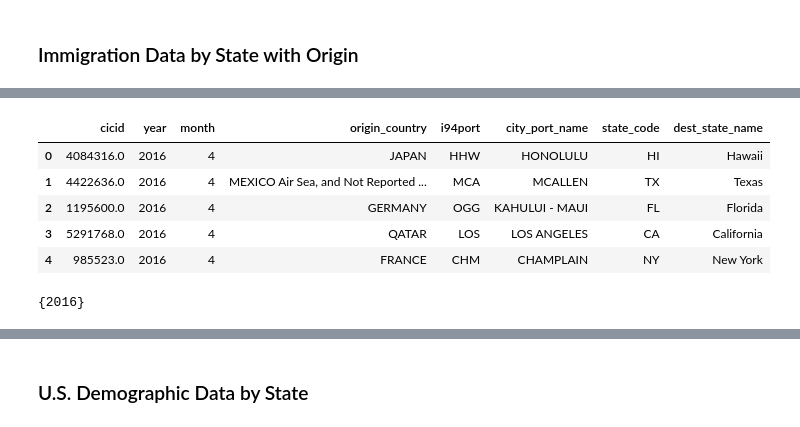
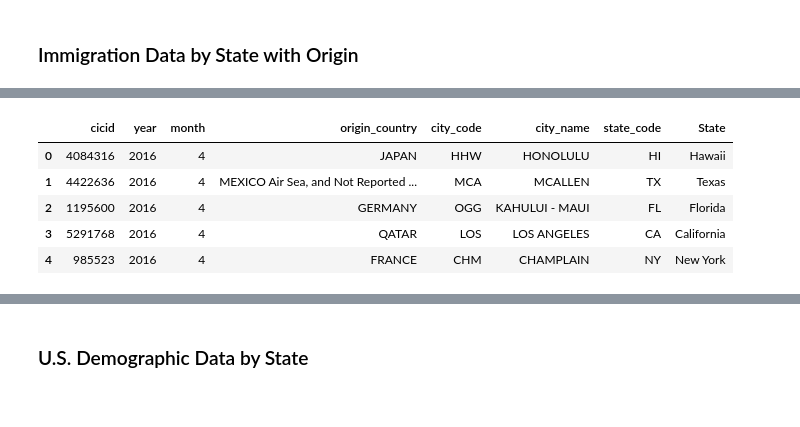
Before and after one commit to jlga94/dend-capstone, a Jupyter notebook: Capstone Project Template.ipynb, the cells around one changed output, grey strips where cells are left out. Cells and saved outputs as stored; diff of their text form; code cells hidden in the pictures.

Commit message:
Fact Table Finished

```diff
--- a/Capstone Project Template.ipynb
+++ b/Capstone Project Template.ipynb
@@ -793,3 +308,3 @@ city_codes= {'ALC'	:	'ALCAN             ',
 # %%
-df_immigration_without_nulls = df_immigration[(df_immigration.i94addr.notnull())&(df_immigration.i94res.notnull())]
-df_immigration_filtered = df_immigration_without_nulls[(df_immigration_without_nulls['i94addr'].isin(us_abbrev_state))&(df_immigration_without_nulls['i94port'].isin(city_codes))]
+df_immigration = df_immigration[(df_immigration.i94addr.notnull())&(df_immigration.i94res.notnull())]
+df_immigration = df_immigration[(df_immigration['i94addr'].isin(us_code_state))&(df_immigration['i94port'].isin(city_codes))]
@@ -1154,15 +311,24 @@ See the caveats in the documentation: http://pandas.pydata.org/pandas-docs/stabl
+# %%
+df_immigration['i94res'] = df_immigration.apply(lambda row: str(int(row["i94res"])),axis=1)
+df_immigration['i94yr'] = df_immigration.apply(lambda row: int(row["i94yr"]),axis=1)
+df_immigration['i94mon'] = df_immigration.apply(lambda row: int(row["i94mon"]),axis=1)
+df_immigration['cicid'] = df_immigration.apply(lambda row: int(row["cicid"]),axis=1)
+df_immigration['origin_country'] = df_immigration.apply(lambda row: immigration_codes[row["i94res"]],axis=1)
+df_immigration['State'] = df_immigration.apply(lambda row: us_code_state[row["i94addr"]],axis=1)
+df_immigration['city_name'] = df_immigration.apply(lambda row: city_codes[row["i94port"]],axis=1)
+# %%
+df_immigration["year"] = df_immigration["i94yr"]
+df_immigration["month"] = df_immigration["i94mon"]
+df_immigration["state_code"] = df_immigration["i94addr"]
+df_immigration["city_code"] = df_immigration["i94port"]
 # %%
-new_I94_Data = df_immigration_filtered[['cicid','year','month','origin_country','i94port','city_port_name','state_code','dest_state_name']]
+us_df_immigration = df_immigration[['cicid','year','month','origin_country','city_code','city_name','state_code','State']]
 # %%
-new_I94_Data.head()
+us_df_immigration.head()
 # %% [output]
-|  | cicid | year | month | origin_country | i94port | city_port_name | state_code | dest_state_name |
-| 0 | 4084316.0 | 2016 | 4 | JAPAN | HHW | HONOLULU | HI | Hawaii |
-| 1 | 4422636.0 | 2016 | 4 | MEXICO Air Sea, and Not Reported ... | MCA | MCALLEN | TX | Texas |
-| 2 | 1195600.0 | 2016 | 4 | GERMANY | OGG | KAHULUI - MAUI | FL | Florida |
-| 3 | 5291768.0 | 2016 | 4 | QATAR | LOS | LOS ANGELES | CA | California |
-| 4 | 985523.0 | 2016 | 4 | FRANCE | CHM | CHAMPLAIN | NY | New York |
+|  | cicid | year | month | origin_country | city_code | city_name | state_code | State |
+| 0 | 4084316 | 2016 | 4 | JAPAN | HHW | HONOLULU | HI | Hawaii |
+| 1 | 4422636 | 2016 | 4 | MEXICO Air Sea, and Not Reported ... | MCA | MCALLEN | TX | Texas |
+| 2 | 1195600 | 2016 | 4 | GERMANY | OGG | KAHULUI - MAUI | FL | Florida |
+| 3 | 5291768 | 2016 | 4 | QATAR | LOS | LOS ANGELES | CA | California |
+| 4 | 985523 | 2016 | 4 | FRANCE | CHM | CHAMPLAIN | NY | New York |
-# %%
-set(list(new_I94_Data["year"]))
-# %% [output]
-{2016}
```
Also changed, not shown: parts of 76 cells of this notebook.
